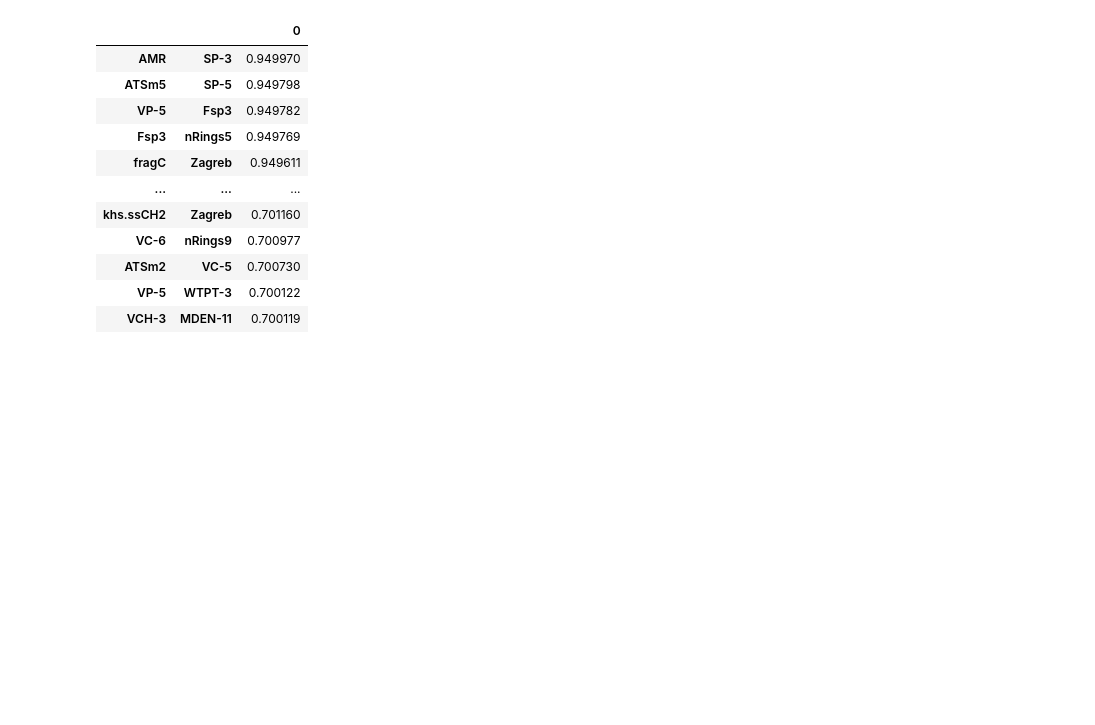
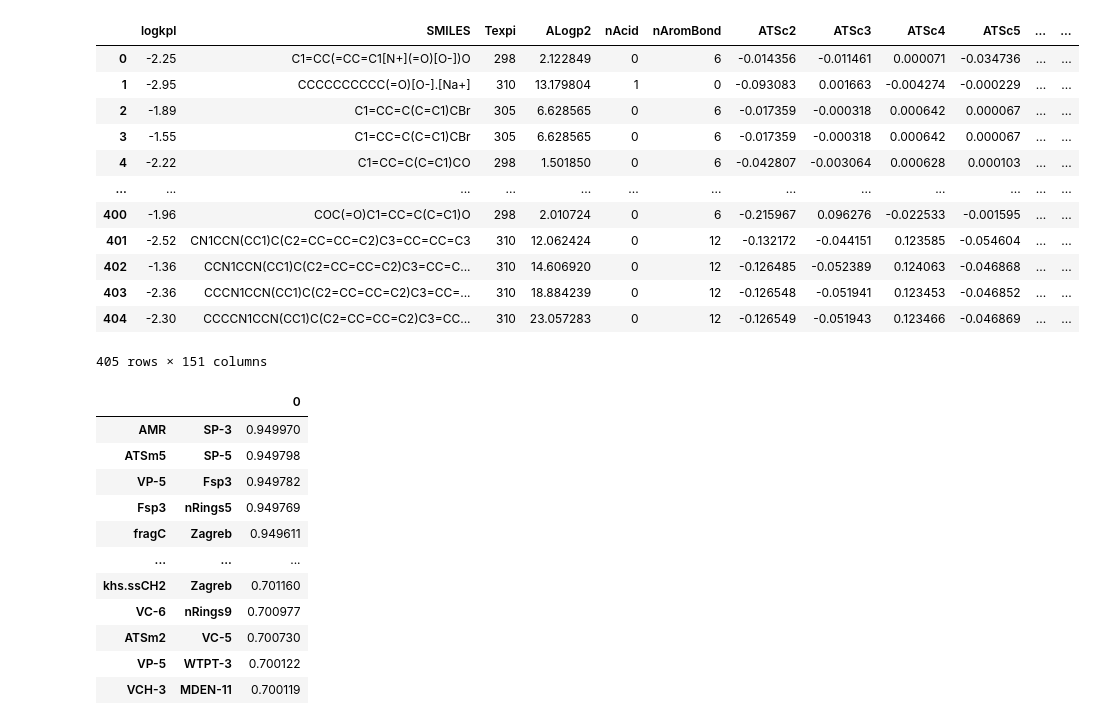
Before and after one commit to AhmadHammad21/Skin-Permeation, a Jupyter notebook: notebooks/trials/Descriptive Analysis.ipynb, the cells around one changed output. Cells and saved outputs as stored; diff of their text form; code cells hidden in the pictures; blank space fills up the shorter version.

```diff
--- a/notebooks/trials/Descriptive Analysis.ipynb
+++ b/notebooks/trials/Descriptive Analysis.ipynb
@@ -93 +123,19 @@ reduced_df
+# %%
+data_clean = data_clean.drop(['khs.ssssB', 'khs.ssssBe', 'SCH-4', 'C1SP1', 'khs.tsC', 'khs.sssNH', 'khs.sI', 'SCH-3'] + one, axis=1)
+# %%
+data_clean
+# %% [output]
+|  | logkpl | SMILES | Texpi | ALogp2 | nAcid | nAromBond | ATSc2 | ATSc3 | ATSc4 | ATSc5 | ... | ... |
+| 0 | -2.25 | C1=CC(=CC=C1[N+](=O)[O-])O | 298 | 2.122849 | 0 | 6 | -0.014356 | -0.011461 | 0.000071 | -0.034736 | ... | ... |
+| 1 | -2.95 | CCCCCCCCCC(=O)[O-].[Na+] | 310 | 13.179804 | 1 | 0 | -0.093083 | 0.001663 | -0.004274 | -0.000229 | ... | ... |
+| 2 | -1.89 | C1=CC=C(C=C1)CBr | 305 | 6.628565 | 0 | 6 | -0.017359 | -0.000318 | 0.000642 | 0.000067 | ... | ... |
+| 3 | -1.55 | C1=CC=C(C=C1)CBr | 305 | 6.628565 | 0 | 6 | -0.017359 | -0.000318 | 0.000642 | 0.000067 | ... | ... |
+| 4 | -2.22 | C1=CC=C(C=C1)CO | 298 | 1.501850 | 0 | 6 | -0.042807 | -0.003064 | 0.000628 | 0.000103 | ... | ... |
+| ... | ... | ... | ... | ... | ... | ... | ... | ... | ... | ... | ... | ... |
+| 400 | -1.96 | COC(=O)C1=CC=C(C=C1)O | 298 | 2.010724 | 0 | 6 | -0.215967 | 0.096276 | -0.022533 | -0.001595 | ... | ... |
+| 401 | -2.52 | CN1CCN(CC1)C(C2=CC=CC=C2)C3=CC=CC=C3 | 310 | 12.062424 | 0 | 12 | -0.132172 | -0.044151 | 0.123585 | -0.054604 | ... | ... |
+| 402 | -1.36 | CCN1CCN(CC1)C(C2=CC=CC=C2)C3=CC=C... | 310 | 14.606920 | 0 | 12 | -0.126485 | -0.052389 | 0.124063 | -0.046868 | ... | ... |
+| 403 | -2.36 | CCCN1CCN(CC1)C(C2=CC=CC=C2)C3=CC=... | 310 | 18.884239 | 0 | 12 | -0.126548 | -0.051941 | 0.123453 | -0.046852 | ... | ... |
+| 404 | -2.30 | CCCCN1CCN(CC1)C(C2=CC=CC=C2)C3=CC... | 310 | 23.057283 | 0 | 12 | -0.126549 | -0.051943 | 0.123466 | -0.046869 | ... | ... |
+405 rows × 151 columns
 # %%
```
Also changed, not shown: parts of 15 cells of this notebook, 6 other files.
